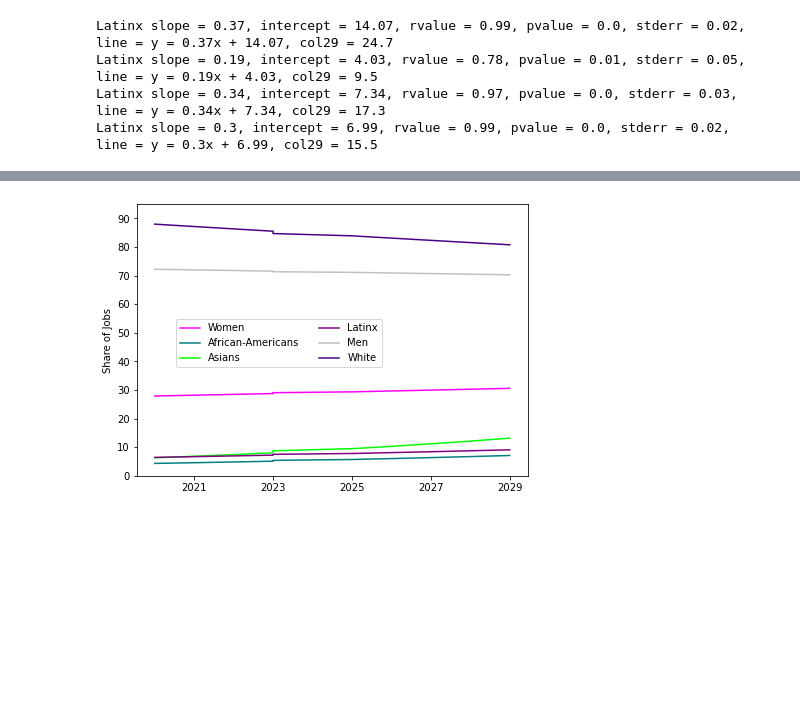
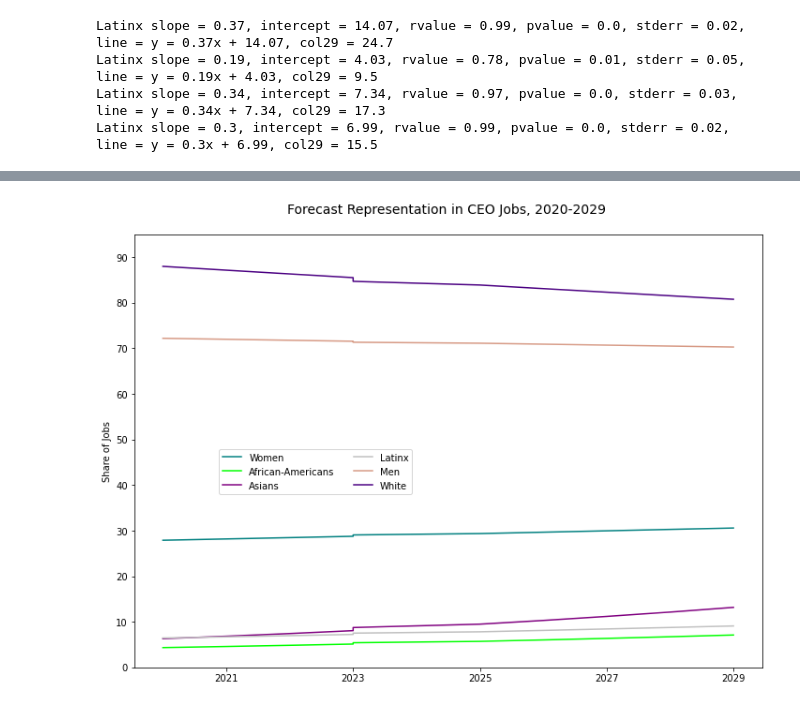
Before and after one commit to mfineman/Race-Gender-Analysis, a Jupyter notebook: BLS_Project_MRF.ipynb, the cells around one changed output, grey strips where cells are left out. Saved outputs shown, nothing was run; the diff lists cells and outputs as text; code cells hidden in the pictures; blank space fills up the shorter version.

```diff
--- a/BLS_Project_MRF.ipynb
+++ b/BLS_Project_MRF.ipynb
@@ -149,37 +149,37 @@ Latinx slope = 0.19, intercept = 4.03, rvalue = 0.78, pvalue = 0.01, stderr = 0.
 Latinx slope = 0.34, intercept = 7.34, rvalue = 0.97, pvalue = 0.0, stderr = 0.03, line = y = 0.34x + 7.34, col29 = 17.3
 Latinx slope = 0.3, intercept = 6.99, rvalue = 0.99, pvalue = 0.0, stderr = 0.02, line = y = 0.3x + 6.99, col29 = 15.5
 # %%
-colors = ["fuchsia","teal","lime","purple","silver","indigo"]
+colors = ["#d79a85","teal","lime","purple","silver","indigo"]
 def graph(df1,df2,df3,df4,df5,df6,column,level):
-
+    plt.figure(figsize=[8,5.7])
     # line 1 points
     x1 = np.array([2010, 2011,2012,2013,2014,2015,2016,2017,2018,2019])
     y1 = df1[column]
     x_axis = x1
     # plotting the line 1 points
-    plt.plot(x1, y1, label = "Women", color=colors[0])
+    plt.plot(x1, y1, label = "Women", color=colors[1])
     # line 2 points
     x2 = [2010, 2011,2012,2013,2014,2015,2016,2017,2018,2019]
     y2 = df2[column]
-    plt.plot(x2, y2, label = "African-Americans", color=colors[1])
+    plt.plot(x2, y2, label = "African-Americans", color=colors[2])
     x3 = [2010, 2011,2012,2013,2014,2015,2016,2017,2018,2019]
     y3 = df3[column]
-    plt.plot(x3, y3, label = "Asians", color=colors[2])
+    plt.plot(x3, y3, label = "Asians", color=colors[3])
     x4 = [2010, 2011,2012,2013,2014,2015,2016,2017,2018,2019]
     y4 = df4[column]
-    plt.plot(x4, y4, label = "Latinx", color=colors[3])
+    plt.plot(x4, y4, label = "Latinx", color=colors[4])
     x5 = [2010, 2011,2012,2013,2014,2015,2016,2017,2018,2019]
     y5 = df5[column]
-    plt.plot(x5, y5, label = "Men", color=colors[4])
+    plt.plot(x5, y5, label = "Men", color=colors[0])
     x6 = [2017,2018,2019]
     y6 = df6[column]
     plt.plot(x6, y6, label = "White", color=colors[5])
 
-    plt.legend(bbox_to_anchor=(.65, .75),ncol=2,  borderaxespad=0.)
+    plt.legend(bbox_to_anchor=(.65, .85),ncol=2,  borderaxespad=0.)
     plt.ylabel('Share of Jobs')
     plt.ylim(0,95)
     plt.yticks(np.arange(0,100,10))
-    plt.title(f'Representation of Women and Minorities in {level} Jobs, 2010 - 2019 \n')
+    plt.title(f'Representation of Women and Minorities in {level} Jobs, 2010 - 2019 \n', fontsize=14)
     plt.xticks(np.arange(2011,2021,2))
 
     plt.savefig(f"templates/Images/{level}_ten_year_graph.png")
@@ -389,29 +407,30 @@ for i in range(len(white29)-1):
     white29.loc[index,"Professionals"] = ((white29.loc[(index -1),"Professionals"] + (ann_change_df.loc[5,"Professionals"]*white29.loc[index-1,"Professionals"]))).round(3)
     index += 1
 # %%
+colors = ["#d79a85","teal","lime","purple","silver","indigo"]
 def graph(column,level,legend_pos):
     # line 1 points
-    plt.figure(figsize=[7,5])
+    plt.figure(figsize=[12,8.5])
     x1 = np.array([2020,2021,2022,2023,2023,2025,2026,2027,2028,2029])
     y1 = women29[column]
     x_axis = x1
-    plt.plot(x1, y1, label = "Women",color=colors[0])
+    plt.plot(x1, y1, label = "Women",color=colors[1])
 
     x2 = [2020,2021,2022,2023,2023,2025,2026,2027,2028,2029]
     y2 = black29[column]
-    plt.plot(x2, y2, label = "African-Americans", color=colors[1])
+    plt.plot(x2, y2, label = "African-Americans", color=colors[2])
 
     x3 = [2020,2021,2022,2023,2023,2025,2026,2027,2028,2029]
     y3 = asian29[column]
-    plt.plot(x3, y3, label = "Asians", color=colors[2])
+    plt.plot(x3, y3, label = "Asians", color=colors[3])
 
     x4 = [2020,2021,2022,2023,2023,2025,2026,2027,2028,2029]
     y4 = latinx29[column]
-    plt.plot(x4, y4, label = "Latinx", color=colors[3])
+    plt.plot(x4, y4, label = "Latinx", color=colors[4])
 
     x5 = [2020,2021,2022,2023,2023,2025,2026,2027,2028,2029]
     y5 = men29[column]
-    plt.plot(x5, y5, label = "Men", color=colors[4])
+    plt.plot(x5, y5, label = "Men", color=colors[0])
 
     x6 = [2020,2021,2022,2023,2023,2025,2026,2027,2028,2029]
     y6 = white29[column]
@@ -422,8 +441,9 @@ def graph(column,level,legend_pos):
     plt.ylim(0,95)
     plt.yticks(np.arange(0,100,10))
     plt.xticks(np.arange(2021,2031,2))
+    plt.title(f"Forecast Representation in {level} Jobs, 2020-2029 \n", fontsize=14)
 
-    plt.savefig(f"templates/Images/{level}_ten_year_graph.png")
+    plt.savefig(f"templates/Images/{level}_forecast_graph.png")
 # %%
 graph('Professionals', 'Professional', (.1,.2) )
 # %% [output]
@@ -435,7 +455,7 @@ graph('Managers', 'Management',(.1,.2))
 # %%
-graph('CEOs', 'CEO',(.1,.4) )
+graph('CEOs', 'CEO',(.135,.4) )
 # %% [output]
-[figure, old version]
+[figure, new version]
 # %%
 graph('Total', 'All',(.1,.25)  )
 # %% [output]
```
Also changed, not shown: parts of 39 cells of this notebook, 42 other files.
